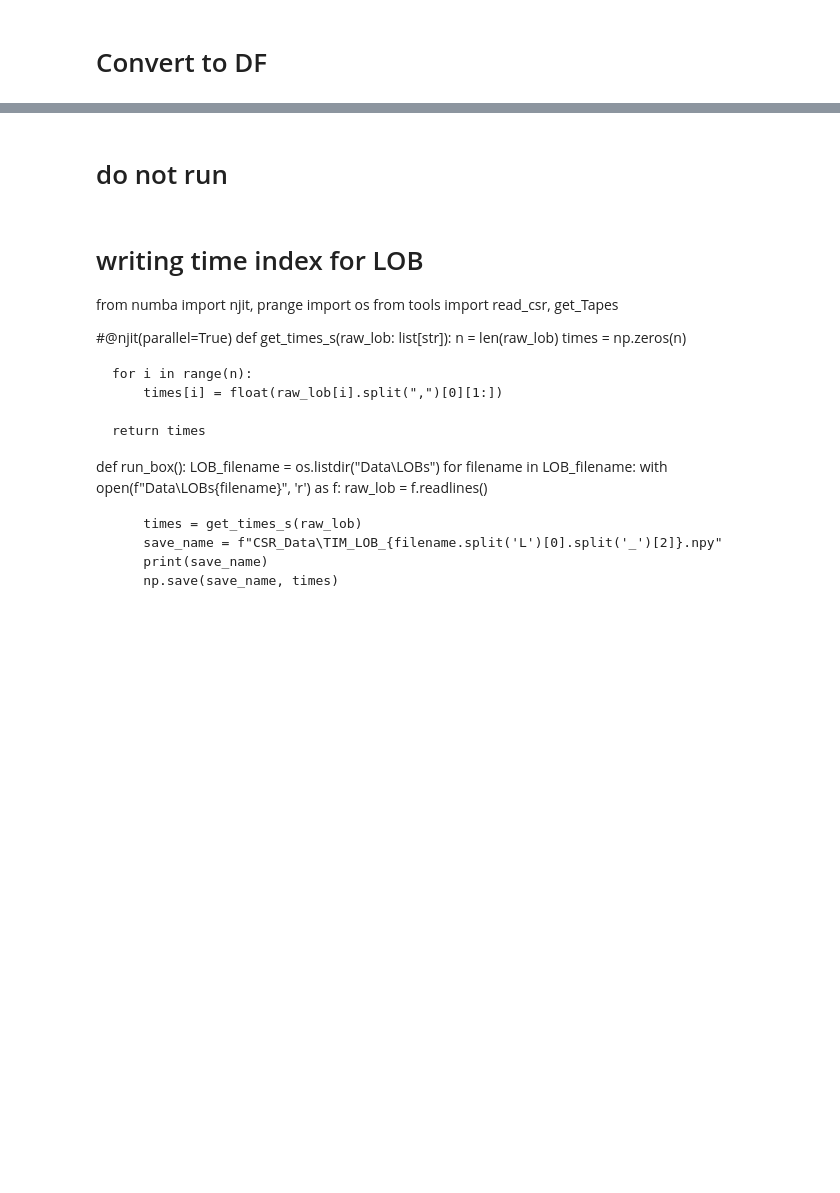
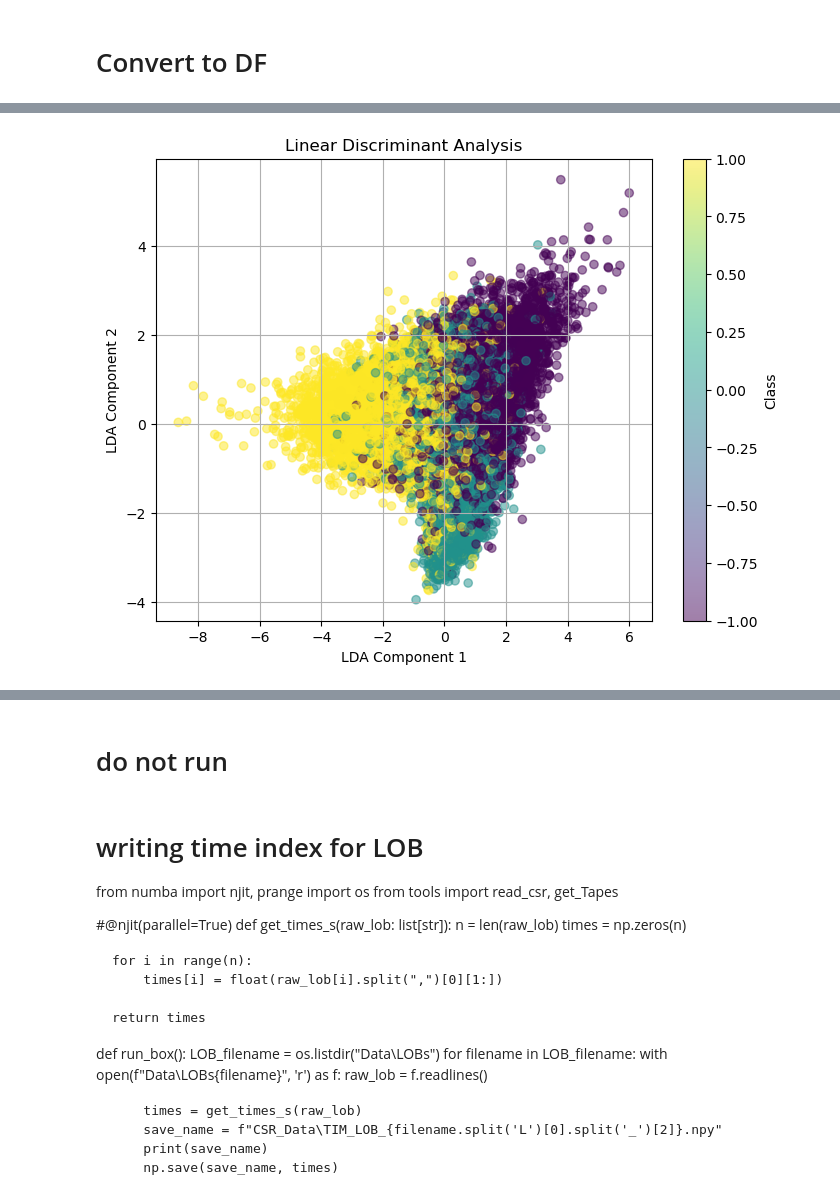
Before and after one commit to UoB-DSMP-2023-24/dsmp-2024-group-19, a Jupyter notebook: new_features_time.ipynb, the cells around one changed output, grey strips where cells are left out. Saved outputs shown, nothing was run; the diff lists cells and outputs as text; code cells hidden in the pictures; blank space fills up the shorter version.

```diff
--- a/new_features_time.ipynb
+++ b/new_features_time.ipynb
@@ -327,0 +402,21 @@ plt.scatter(df["AP"], df["MP"])
+# %%
+func = lambda x : y_func(x, eps_x[np.argmin(var)])
+y = df[y_feat].apply(func)
+
+# Perform LDA
+lda = LinearDiscriminantAnalysis(n_components=2)
+X_lda = lda.fit_transform(X, y)
+# %%
+import matplotlib.pyplot as plt
+
+# Plot the LDA-transformed features
+plt.figure(figsize=(8, 6))
+plt.scatter(X_lda[:, 0], X_lda[:, 1], c=y, cmap='viridis', alpha=0.5)
+plt.title('Linear Discriminant Analysis')
+plt.xlabel('LDA Component 1')
+plt.ylabel('LDA Component 2')
+plt.colorbar(label='Class')
+plt.grid(True)
+plt.show()
+# %% [output]
+[figure, added]
```
Also changed, not shown: parts of 9 cells of this notebook.
